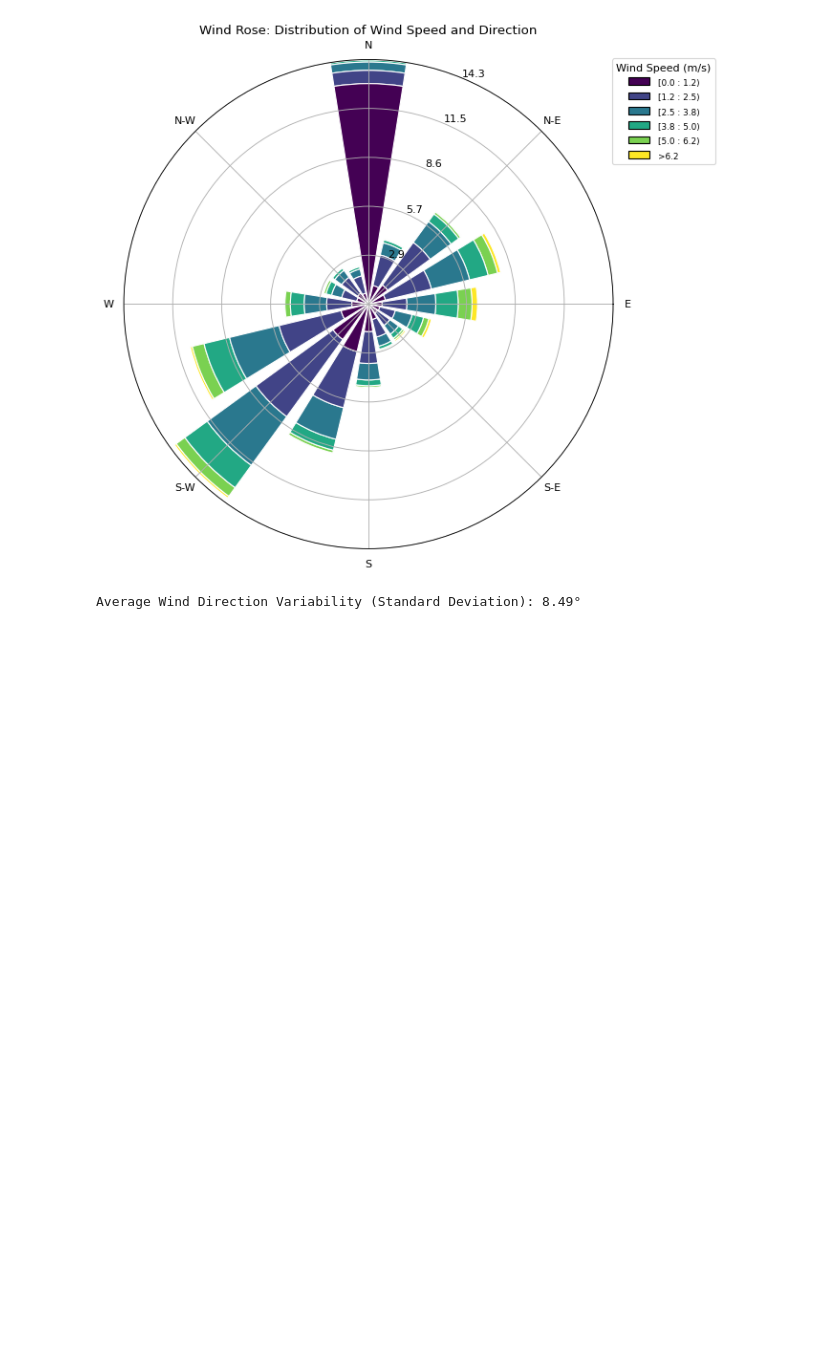
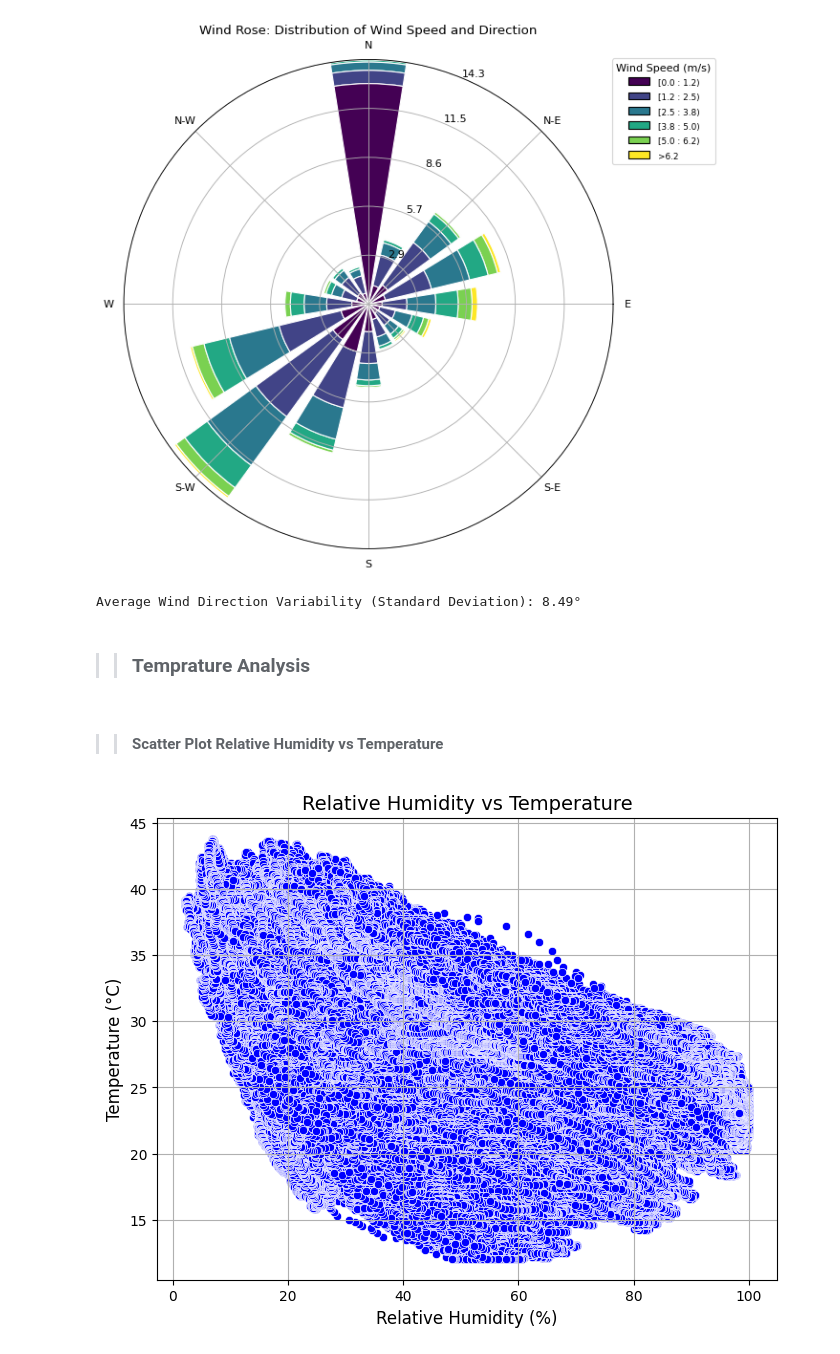
Before and after one commit to naolatomsa/MoonLight-Energy-Solutions-, a Jupyter notebook: notebooks/beninMalanville.ipynb, the cells around one changed output. Saved outputs shown, nothing was run; the diff lists cells and outputs as text; code cells hidden in the pictures; blank space fills up the shorter version.

Commit message:
Temperature Analysis:

```diff
--- a/notebooks/beninMalanville.ipynb
+++ b/notebooks/beninMalanville.ipynb
@@ -468,3 +472,25 @@ else:
 # %% [output]
 [figure]
 Average Wind Direction Variability (Standard Deviation): 8.49°
+# %% [markdown]
+>> ### Temprature Analysis
+# %% [markdown]
+>> #### Scatter Plot Relative Humidity vs Temperature
+# %%
+from scripts.scatterPlot import plot_scatter_or_regression
+
+
+TempData = data.dropna(subset=['RH', 'Tamb', 'GHI'])
+
+plot_scatter_or_regression(
+    data=TempData,
+    x_col='RH',
+    y_col='Tamb',
+    title='Relative Humidity vs Temperature',
+    x_label='Relative Humidity (%)',
+    y_label='Temperature (°C)',
+    color='blue',
+    regression=False  # No regression line
+)
+# %% [output]
+[figure, added]
```
Also changed, not shown: parts of 8 cells of this notebook, 3 other files.
